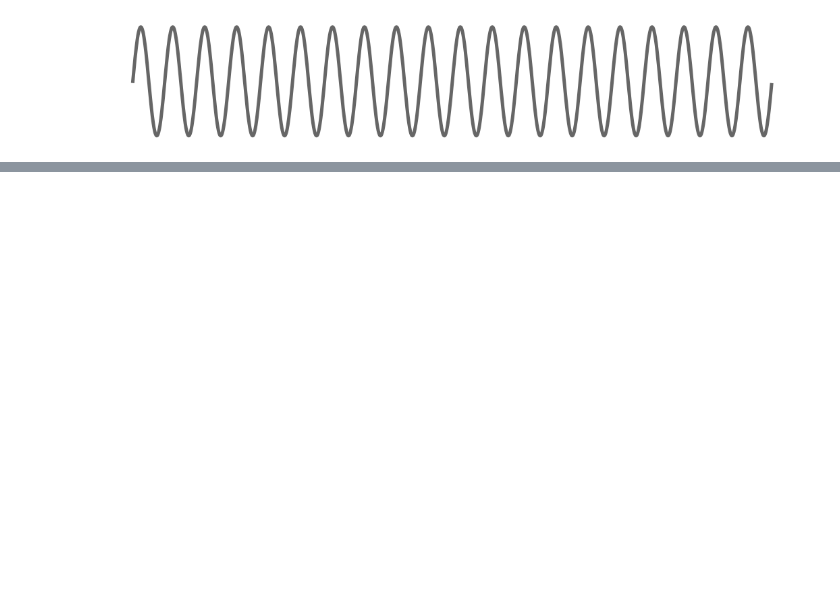
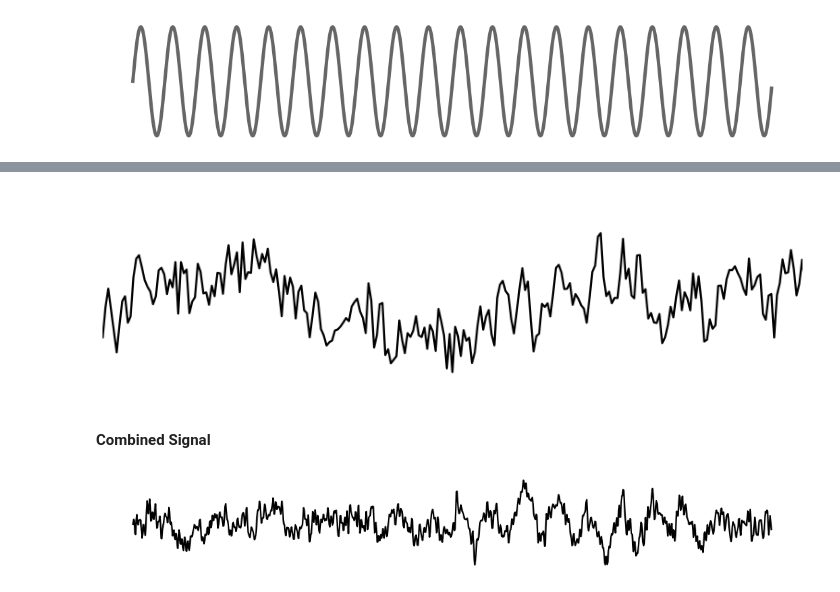
Before and after one commit to TomDonoghue/OverviewFigures, a Jupyter notebook: simulations.ipynb, the cells around one changed output, grey strips where cells are left out. Cells and saved outputs as stored; diff of their text form; code cells hidden in the pictures; blank space fills up the shorter version.

```diff
--- a/simulations.ipynb
+++ b/simulations.ipynb
@@ -39,0 +62,10 @@ if SAVE_FIG:
+# %%
+_, ax = plt.subplots(figsize=(12, 4))
+plot_time_series(times, pink, xlim=[1, 1.5], ax=ax)
+plt.gca().axis('off')
+if SAVE_FIG:
+    plt.savefig('white_noise_time_series.pdf')
+# %% [output]
+[figure, added]
+# %% [markdown]
+#### Combined Signal
@@ -39,0 +76,7 @@ if SAVE_FIG:
+# %%
+plot_time_series(times, sig)#, xlim=[1, 1.5])
+plt.gca().axis('off')
+if SAVE_FIG:
+    plt.savefig('oscillation_time_series.pdf')
+# %% [output]
+[figure, added]
```
Also changed, not shown: parts of 21 cells of this notebook, 4 other files.
